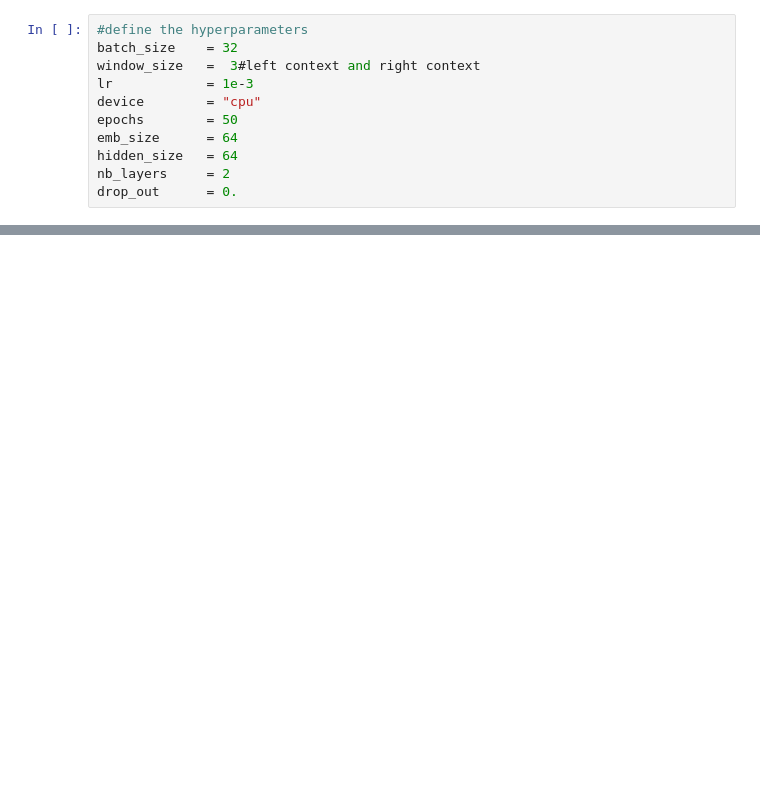
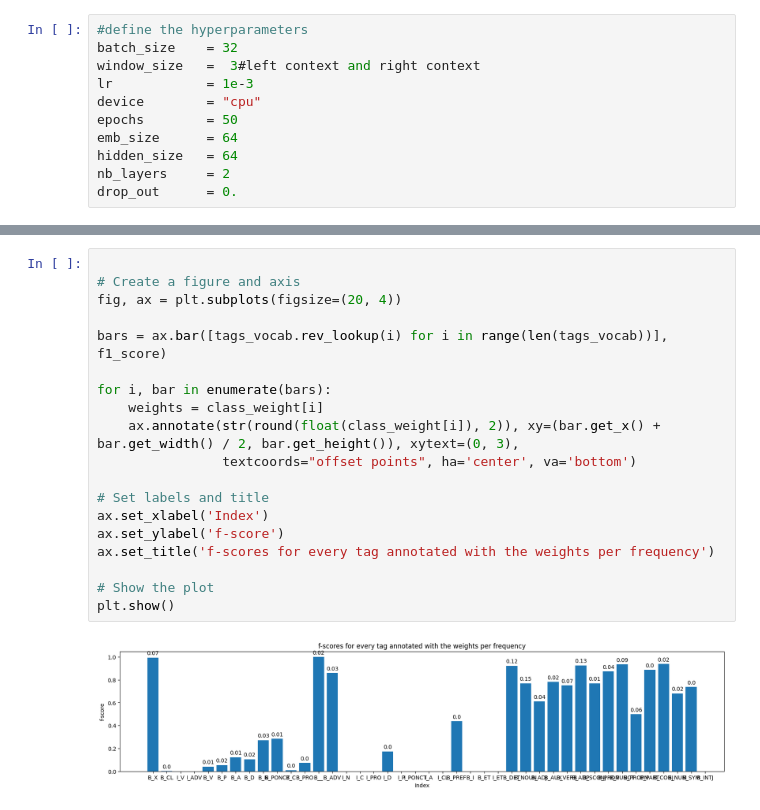
Before and after one commit to CoCorooxin/MWE-classifier, a Jupyter notebook: mwe_classifier.ipynb, the cells around one changed output, grey strips where cells are left out. Cells and saved outputs as stored; diff of their text form; blank space fills up the shorter version.

```diff
--- a/mwe_classifier.ipynb
+++ b/mwe_classifier.ipynb
@@ -396,0 +480,21 @@ print(tp/(fn+tp))
+# %%
+
+# Create a figure and axis
+fig, ax = plt.subplots(figsize=(20, 4))
+
+bars = ax.bar([tags_vocab.rev_lookup(i) for i in range(len(tags_vocab))], f1_score)
+
+for i, bar in enumerate(bars):
+    weights = class_weight[i]
+    ax.annotate(str(round(float(class_weight[i]), 2)), xy=(bar.get_x() + bar.get_width() / 2, bar.get_height()), xytext=(0, 3),
+                textcoords="offset points", ha='center', va='bottom')
+
+# Set labels and title
+ax.set_xlabel('Index')
+ax.set_ylabel('f-score')
+ax.set_title('f-scores for every tag annotated with the weights per frequency')
+
+# Show the plot
+plt.show()
+# %% [output]
+[figure, added]
```
Also changed, not shown: parts of 21 cells of this notebook, 14 other files.
